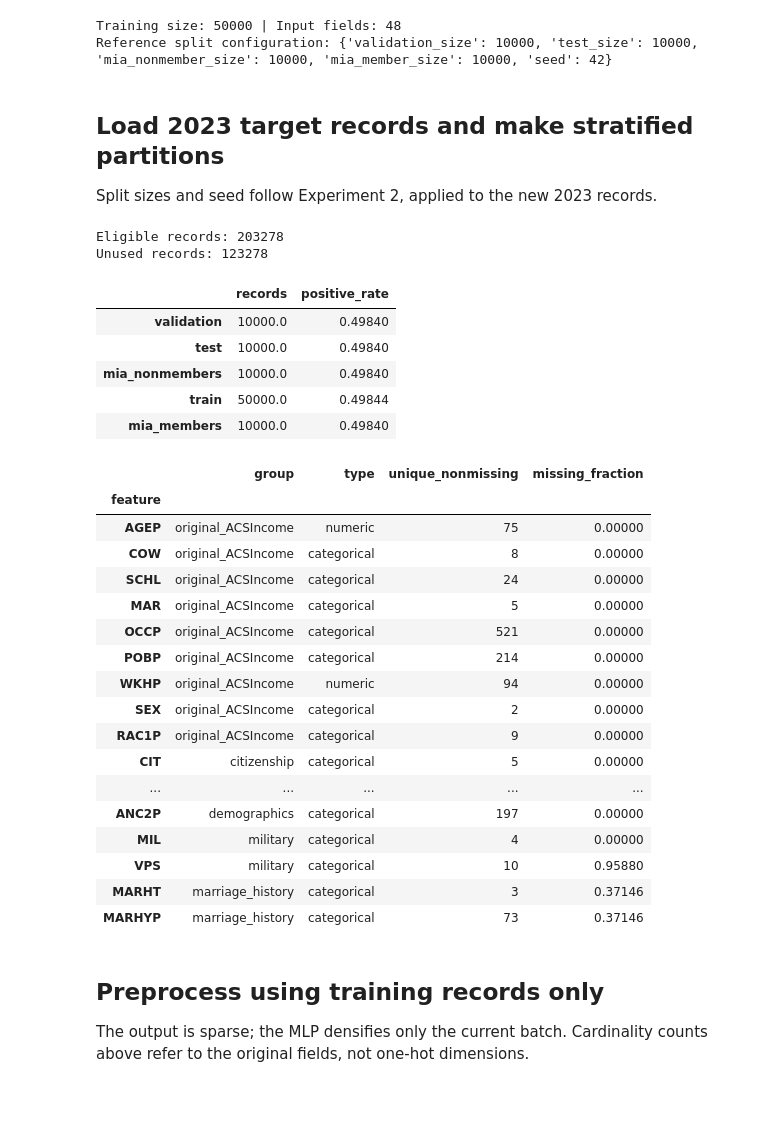
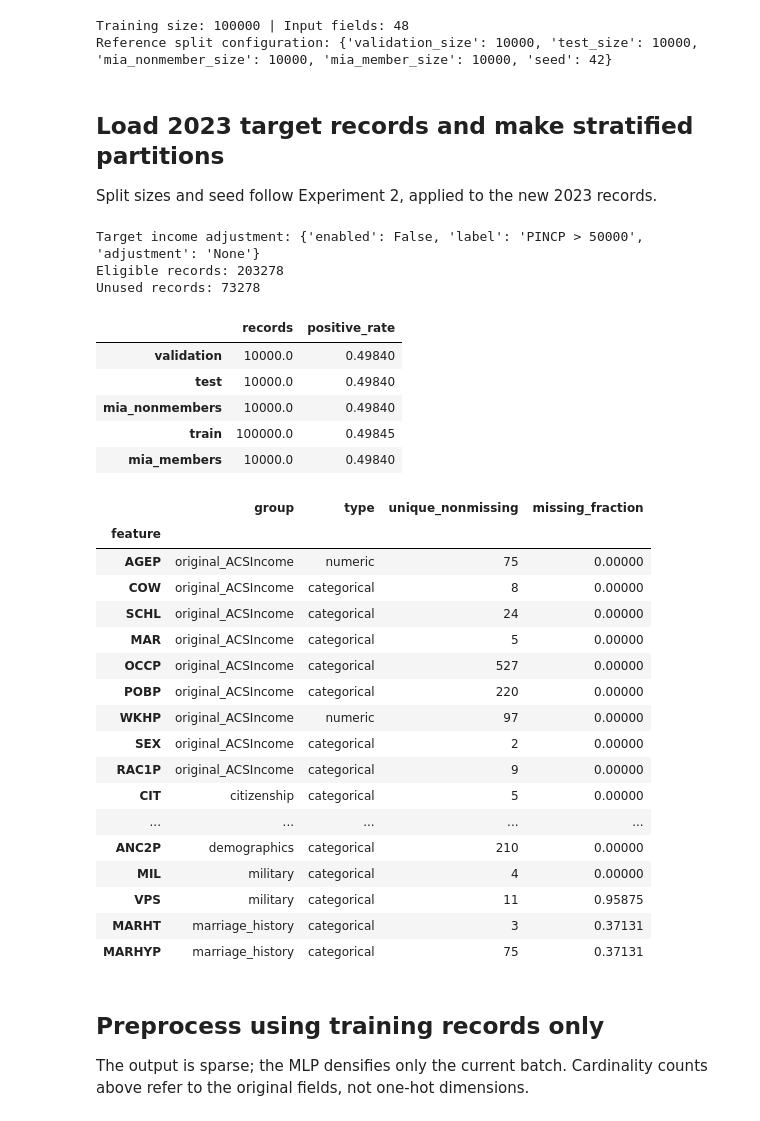
Before and after one commit to isyed-11/Uncertainity-Aware-MF-Mmebership-Inference-Attack, a Jupyter notebook: exp_3_expanded dataset.ipynb, the cells around one changed output. Drawn from its saved outputs; the diff is of its cells as text; code cells hidden in the pictures.

```diff
--- a/exp_3_expanded dataset.ipynb
+++ b/exp_3_expanded dataset.ipynb
@@ -23,14 +27,21 @@ from src.expanded_data import (
     reference_split_config, EXPANDED_FEATURES, EXCLUDED, load_expanded_year,
 )
 from src.training import train_target_model, evaluate_model
-from src.shadow_models import load_adult_data, train_shadow_models, summarize_shadow_models
+from src.exp3_checkpoints import cached_target_train, cached_expanded_shadows
+from src.shadow_models import (load_adult_data, train_shadow_models,
+                               summarize_shadow_models, PAPER_SHADOW_ALGORITHMS)
 from src.membership_attack import train_membership_classifier, evaluate_attack
 from src.paper_attack_features import (collect_shadow_paper_features, collect_target_paper_features,
                                        make_probability_oracle)
 
 torch.set_num_threads(4)
 SEED = 42
-TRAIN_SIZE = 50_000
+TRAIN_SIZE = 100_000
+INCOME_BASE_YEAR = None
+NOMINAL_INCOME_METADATA = dict(enabled=False, label='PINCP > 50000', adjustment='None')
+RUN_DIR = Path('artifacts/exp_3_2023_2014_100000_nominal_paper_algorithms')
+ADULT_RUN_DIR = RUN_DIR / 'adult_auxiliary'
+RUN_DIR.mkdir(parents=True, exist_ok=True)
 SPLIT_CONFIG = reference_split_config()
 assert SPLIT_CONFIG['seed'] == SEED, 'Use the reference seed consistently.'
 TRAIN_CONFIG = dict(hidden_dims=(512, 256, 128), dropout=0.0, epochs=100,
@@ -40,61 +51,64 @@ WALK_CONFIG = dict(max_steps=20, repeats=2, categorical_change_probability=0.05,
                    batch_size=512, seed=SEED)
 SHADOW_RECORDS_PER_CLASS = 2000
 N_SHADOW_MODELS = 16
+SHADOW_ALGORITHMS = PAPER_SHADOW_ALGORITHMS
 # Native commuting units; all other added codes are categorical in the walk.
 EXPANDED_NUMERIC_WALK = {'JWMNP': (2.0, 0, 200), 'JWRIP': (1.0, 1, 10)}
 print('Training size:', TRAIN_SIZE, '| Input fields:', len(EXPANDED_FEATURES))
 print('Reference split configuration:', SPLIT_CONFIG)
 # %% [output]
-Training size: 50000 | Input fields: 48
+Training size: 100000 | Input fields: 48
 Reference split configuration: {'validation_size': 10000, 'test_size': 10000, 'mia_nonmember_size': 10000, 'mia_member_size': 10000, 'seed': 42}
 # %% [markdown]
 ## Load 2023 target records and make stratified partitions
 Split sizes and seed follow Experiment 2, applied to the new 2023 records.
 # %%
-expanded_source = load_expanded_year(2023)
+expanded_source = load_expanded_year(2023, income_base_year=INCOME_BASE_YEAR)
 reference_partitions = split_acs_data(expanded_source, **SPLIT_CONFIG)
 expanded_base_partitions = reference_partitions
 expanded_partitions = subset_target_training(
     expanded_base_partitions, train_size=TRAIN_SIZE, seed=SEED)
 for name in ['validation', 'test', 'mia_members', 'mia_nonmembers']:
     np.testing.assert_array_equal(expanded_partitions[name].index, reference_partitions[name].index)
 assert set(expanded_partitions['mia_members'].index).issubset(expanded_partitions['train'].index)
 for name in ['validation', 'test', 'mia_nonmembers']:
     assert set(expanded_partitions[name].index).isdisjoint(expanded_partitions['train'].index)
+print('Target income adjustment:', expanded_source.attrs.get('income_adjustment', NOMINAL_INCOME_METADATA))
 print('Eligible records:', len(expanded_source))
 print('Unused records:', len(expanded_source) - TRAIN_SIZE
       - sum(len(expanded_partitions[name]) for name in ['validation', 'test', 'mia_nonmembers']))
 display(pd.DataFrame({name: {'records': len(part), 'positive_rate': part['income_gt_50k'].mean()}
     for name, part in expanded_partitions.items()}).T)
 feature_inventory = expanded_feature_inventory(expanded_partitions['train'])
 display(feature_inventory)
 # %% [output]
+Target income adjustment: {'enabled': False, 'label': 'PINCP > 50000', 'adjustment': 'None'}
 Eligible records: 203278
-Unused records: 123278
+Unused records: 73278
 |  | records | positive_rate |
 | validation | 10000.0 | 0.49840 |
 | test | 10000.0 | 0.49840 |
 | mia_nonmembers | 10000.0 | 0.49840 |
-| train | 50000.0 | 0.49844 |
+| train | 100000.0 | 0.49845 |
 | mia_members | 10000.0 | 0.49840 |
 |  | group | type | unique_nonmissing | missing_fraction |
 | feature |  |  |  |  |
 | AGEP | original_ACSIncome | numeric | 75 | 0.00000 |
 | COW | original_ACSIncome | categorical | 8 | 0.00000 |
 | SCHL | original_ACSIncome | categorical | 24 | 0.00000 |
 | MAR | original_ACSIncome | categorical | 5 | 0.00000 |
-| OCCP | original_ACSIncome | categorical | 521 | 0.00000 |
-| POBP | original_ACSIncome | categorical | 214 | 0.00000 |
-| WKHP | original_ACSIncome | numeric | 94 | 0.00000 |
+| OCCP | original_ACSIncome | categorical | 527 | 0.00000 |
+| POBP | original_ACSIncome | categorical | 220 | 0.00000 |
+| WKHP | original_ACSIncome | numeric | 97 | 0.00000 |
 | SEX | original_ACSIncome | categorical | 2 | 0.00000 |
 | RAC1P | original_ACSIncome | categorical | 9 | 0.00000 |
 | CIT | citizenship | categorical | 5 | 0.00000 |
 | ... | ... | ... | ... | ... |
-| ANC2P | demographics | categorical | 197 | 0.00000 |
+| ANC2P | demographics | categorical | 210 | 0.00000 |
 | MIL | military | categorical | 4 | 0.00000 |
-| VPS | military | categorical | 10 | 0.95880 |
-| MARHT | marriage_history | categorical | 3 | 0.37146 |
-| MARHYP | marriage_history | categorical | 73 | 0.37146 |
+| VPS | military | categorical | 11 | 0.95875 |
+| MARHT | marriage_history | categorical | 3 | 0.37131 |
+| MARHYP | marriage_history | categorical | 75 | 0.37131 |
 # %% [markdown]
 ## Preprocess using training records only
 The output is sparse; the MLP densifies only the current batch. Cardinality
```
Also changed, not shown: parts of 16 cells of this notebook, 15 other files.
